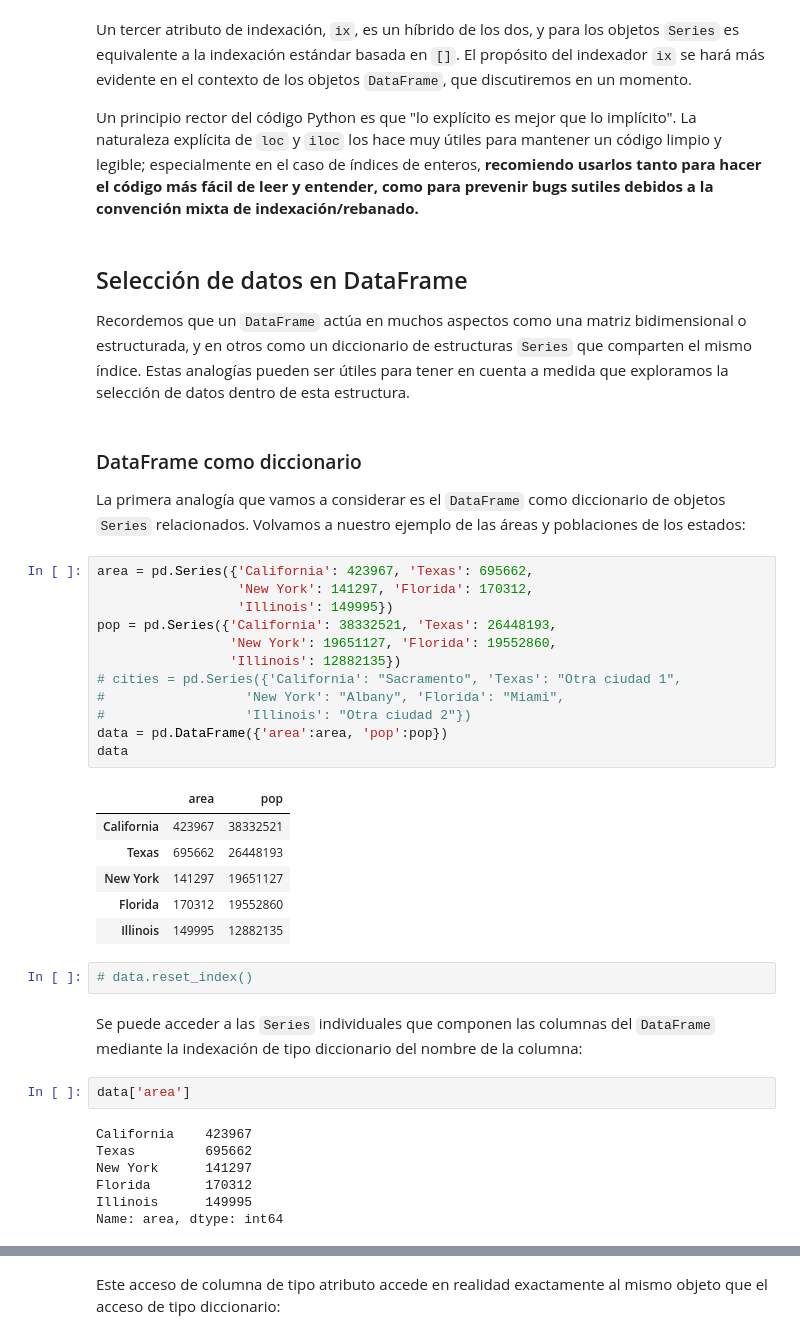
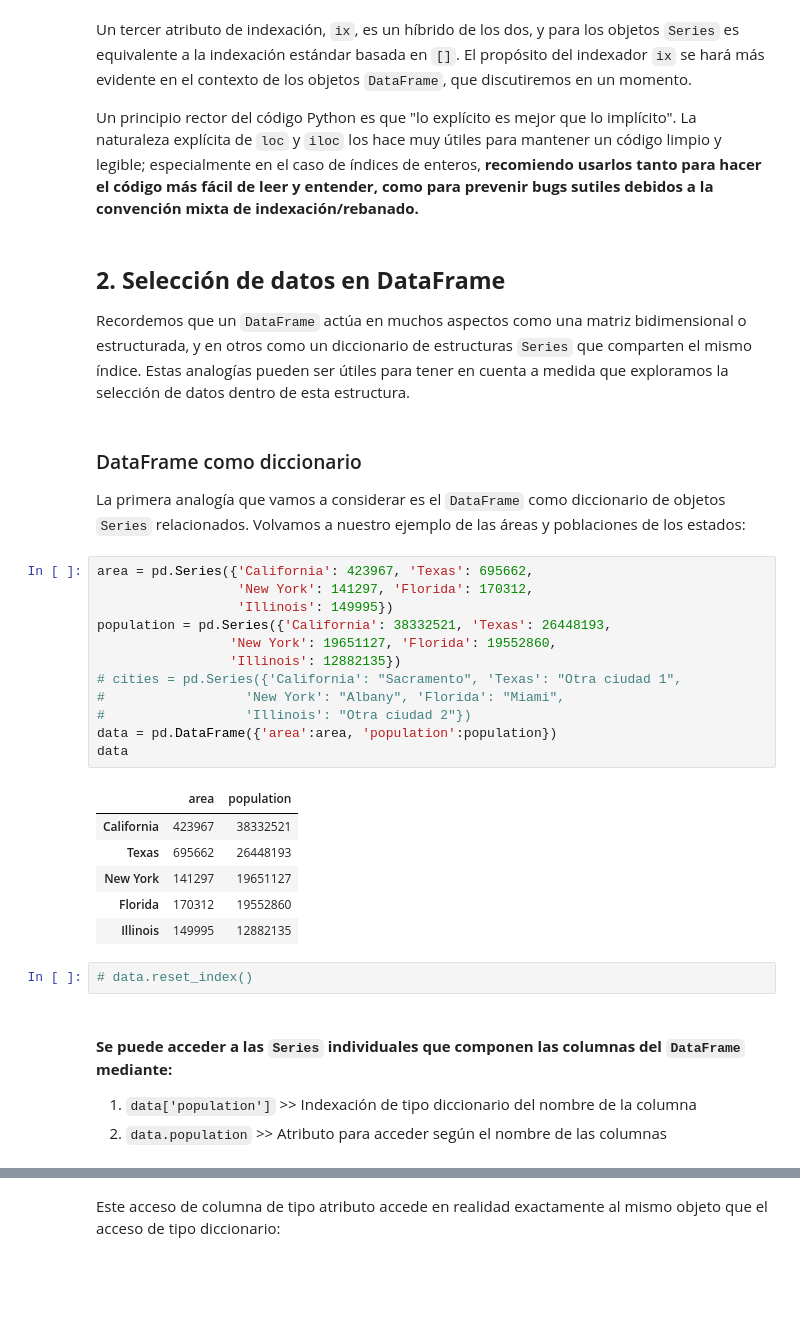
Before and after one commit to XimenaPO/DS_PT_09_2023, a Jupyter notebook: Data_Analysis/2-Pandas/Teoría/2_Data-Indexing-and-Selection.ipynb, the cells around one changed output, grey strips where cells are left out. Saved outputs shown, nothing was run; the diff lists cells and outputs as text; blank space fills up the shorter version.

```diff
--- a/Data_Analysis/2-Pandas/Teoría/2_Data-Indexing-and-Selection.ipynb
+++ b/Data_Analysis/2-Pandas/Teoría/2_Data-Indexing-and-Selection.ipynb
@@ -190,8 +229,7 @@ El propósito del indexador ``ix`` se hará más evidente en el contexto de los
 Un principio rector del código Python es que "lo explícito es mejor que lo implícito".
 La naturaleza explícita de ``loc`` y ``iloc`` los hace muy útiles para mantener un código limpio y legible; especialmente en el caso de índices de enteros, **recomiendo usarlos tanto para hacer el código más fácil de leer y entender, como para prevenir bugs sutiles debidos a la convención mixta de indexación/rebanado.**
 # %% [markdown]
-## Selección de datos en DataFrame
-
+## **2. Selección de datos en DataFrame**
 Recordemos que un ``DataFrame`` actúa en muchos aspectos como una matriz bidimensional o estructurada, y en otros como un diccionario de estructuras ``Series`` que comparten el mismo índice.
 Estas analogías pueden ser útiles para tener en cuenta a medida que exploramos la selección de datos dentro de esta estructura.
 # %% [markdown]
@@ -202,17 +240,17 @@ Volvamos a nuestro ejemplo de las áreas y poblaciones de los estados:
 # %%
 area = pd.Series({'California': 423967, 'Texas': 695662,
                   'New York': 141297, 'Florida': 170312,
                   'Illinois': 149995})
-pop = pd.Series({'California': 38332521, 'Texas': 26448193,
+population = pd.Series({'California': 38332521, 'Texas': 26448193,
                  'New York': 19651127, 'Florida': 19552860,
                  'Illinois': 12882135})
 # cities = pd.Series({'California': "Sacramento", 'Texas': "Otra ciudad 1",
 #                  'New York': "Albany", 'Florida': "Miami",
 #                  'Illinois': "Otra ciudad 2"})
-data = pd.DataFrame({'area':area, 'pop':pop})
+data = pd.DataFrame({'area':area, 'population':population})
 data
 # %% [output]
-|  | area | pop |
+|  | area | population |
 | California | 423967 | 38332521 |
 | Texas | 695662 | 26448193 |
 | New York | 141297 | 19651127 |
@@ -221,13 +259,6 @@ data
 # %%
 # data.reset_index()
 # %% [markdown]
-Se puede acceder a las ``Series`` individuales que componen las columnas del ``DataFrame`` mediante la indexación de tipo diccionario del nombre de la columna:
+#### **Se puede acceder a las ``Series`` individuales que componen las columnas del ``DataFrame`` mediante:**
+1. `data['population']` >> Indexación de tipo diccionario del nombre de la columna
+2. `data.population` >> Atributo para acceder según el nombre de las columnas
-# %%
-data['area']
-# %% [output]
-California    423967
-Texas         695662
-New York      141297
-Florida       170312
-Illinois      149995
-Name: area, dtype: int64
```
Also changed, not shown: parts of 78 cells of this notebook, 1 other file.
